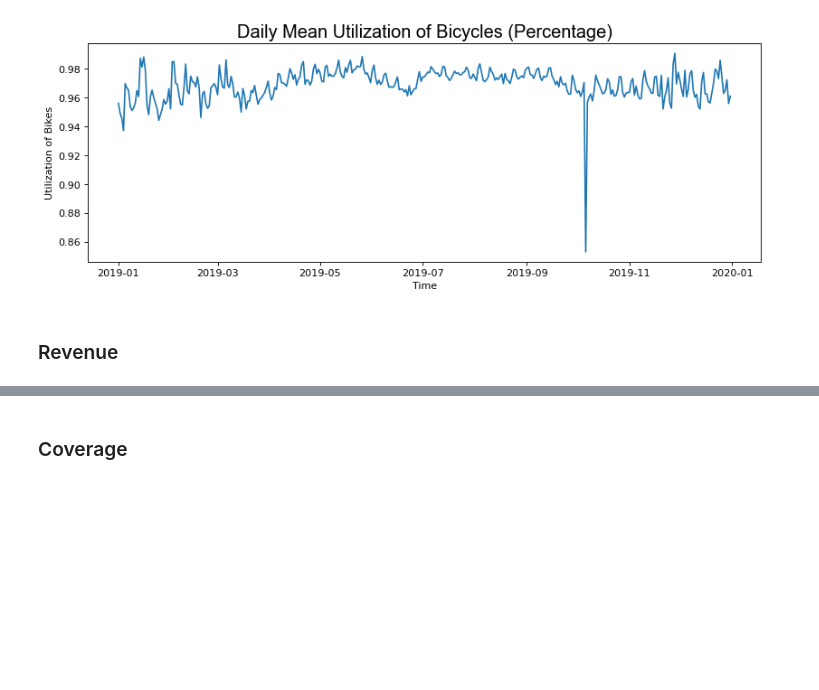
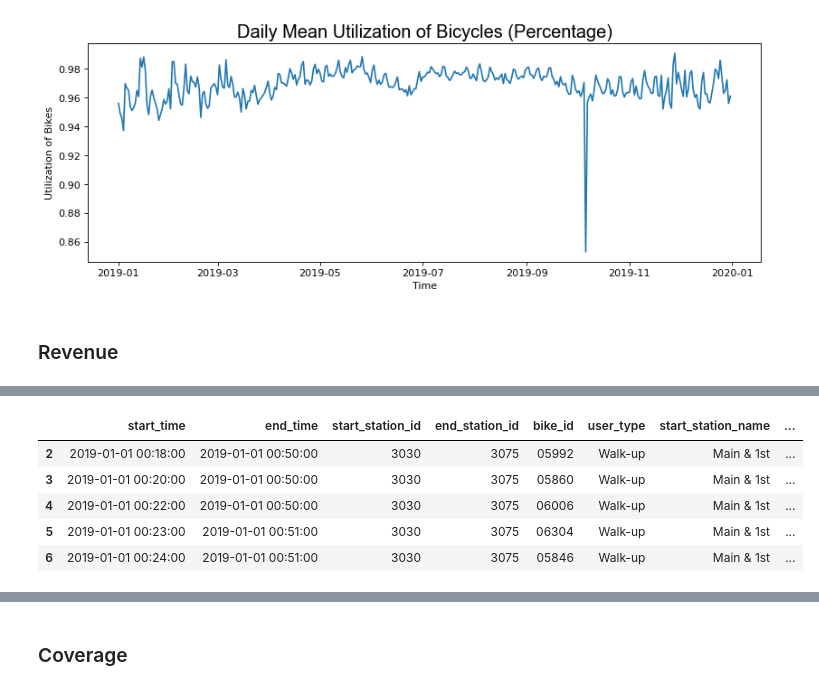
Before and after one commit to katekuian/aa_2021_magma, a Jupyter notebook: 02_descriptive_analytics/03_kpi_calculation.ipynb, the cells around one changed output, grey strips where cells are left out. Cells and saved outputs as stored; diff of their text form; code cells hidden in the pictures; blank space fills up the shorter version.

```diff
--- a/02_descriptive_analytics/03_kpi_calculation.ipynb
+++ b/02_descriptive_analytics/03_kpi_calculation.ipynb
@@ -87,0 +113,9 @@ plt.show()
+# %%
+trips_walkup.head(5)
+# %% [output]
+|  | start_time | end_time | start_station_id | end_station_id | bike_id | user_type | start_station_name | ... |
+| 2 | 2019-01-01 00:18:00 | 2019-01-01 00:50:00 | 3030 | 3075 | 05992 | Walk-up | Main & 1st | ... |
+| 3 | 2019-01-01 00:20:00 | 2019-01-01 00:50:00 | 3030 | 3075 | 05860 | Walk-up | Main & 1st | ... |
+| 4 | 2019-01-01 00:22:00 | 2019-01-01 00:50:00 | 3030 | 3075 | 06006 | Walk-up | Main & 1st | ... |
+| 5 | 2019-01-01 00:23:00 | 2019-01-01 00:51:00 | 3030 | 3075 | 06304 | Walk-up | Main & 1st | ... |
+| 6 | 2019-01-01 00:24:00 | 2019-01-01 00:51:00 | 3030 | 3075 | 05846 | Walk-up | Main & 1st | ... |
```
Also changed, not shown: parts of 12 cells of this notebook.
